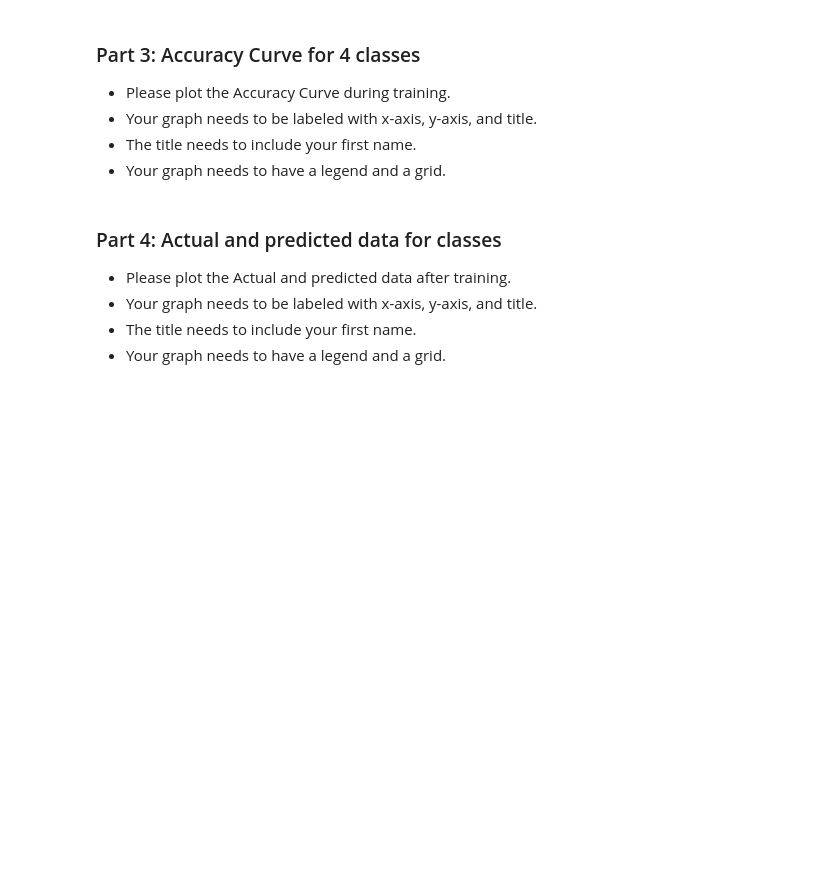
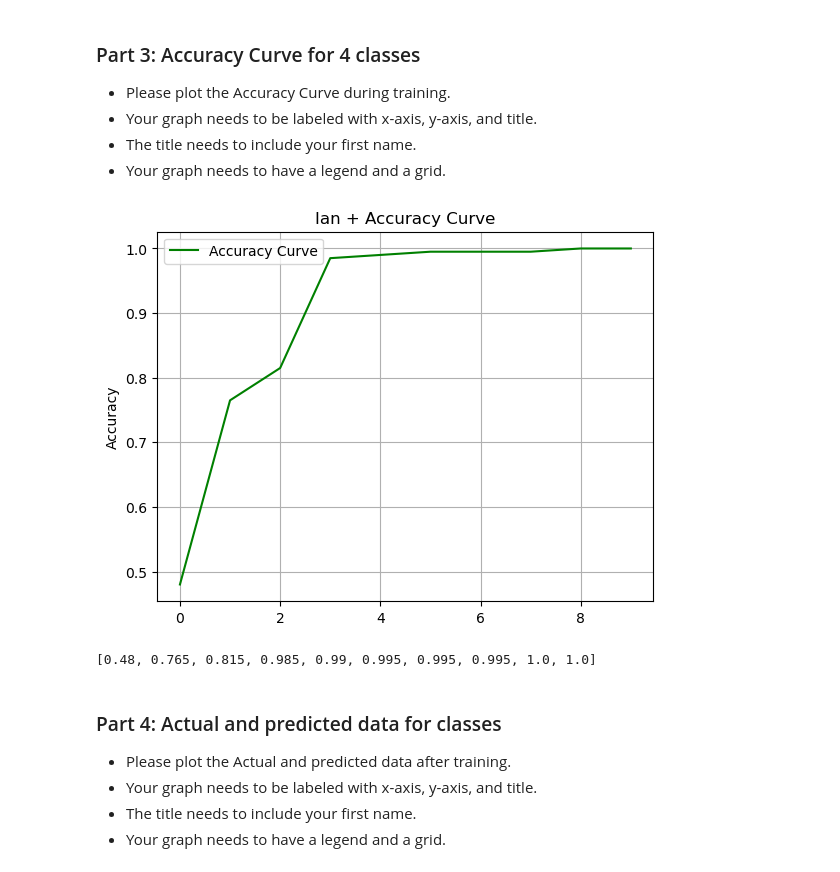
Before and after one commit to Ian-Nelson01/CS-457-Lab-5, a Jupyter notebook: Lab5.ipynb, the cells around one changed output. Drawn from its saved outputs; the diff is of its cells as text; code cells hidden in the pictures; blank space fills up the shorter version.

```diff
--- a/Lab5.ipynb
+++ b/Lab5.ipynb
@@ -471,7 +513,8 @@ criterion = torch.nn.CrossEntropyLoss()
 # optimization algorithm - Adam lr=0.2
 optimizer = torch.optim.Adam(model_2.parameters(), lr=0.2)
 
-accuracy_history = []
+#accumulator for results
+accumulation = []
 
 for epoch in range(10):
     losses = 0
@@ -490,15 +533,13 @@ for epoch in range(10):
         optimizer.step()
         # Add loss for this batch to running total
         losses += loss.item()
-
         #figure out accuracy
-        predicted = torch.max(y_hat, 1)
+        predicted = torch.argmax(y_hat, 1)
         correct += (predicted == y_batch).sum().item()
-
         total += y_batch.size(0)
 
     accuracy = correct / total
-    accuracy_history.append(accuracy)
+    accumulation.append(accuracy)
 
     print(f"epoch: {epoch + 1}, loss: {losses / len(dataloader):.4f}")
 # %% [output]
@@ -517,3 +565,18 @@ AttributeError: 'bool' object has no attribute 'sum'
+# %%
+#Please plot the Accuracy Curve during training
+plt.plot(accuracy_history, label='Accuracy Curve', color='green')
+# Your graph needs to be labeled with x-axis, y-axis, and titleplt.xlabel("Epoch")
+plt.ylabel("Accuracy")
+#The title needs to include your first name.
+plt.title("Ian + Accuracy Curve")
+#Your graph needs to have a legend and a grid.
+plt.grid()
+plt.legend()
+plt.show()
+print(accuracy_history)
+# %% [output]
+[figure, added]
+[0.48, 0.765, 0.815, 0.985, 0.99, 0.995, 0.995, 0.995, 1.0, 1.0]
 # %% [markdown]
 ### Part 4: Actual and predicted data for classes
 
```
Also changed, not shown: parts of 17 cells of this notebook.
